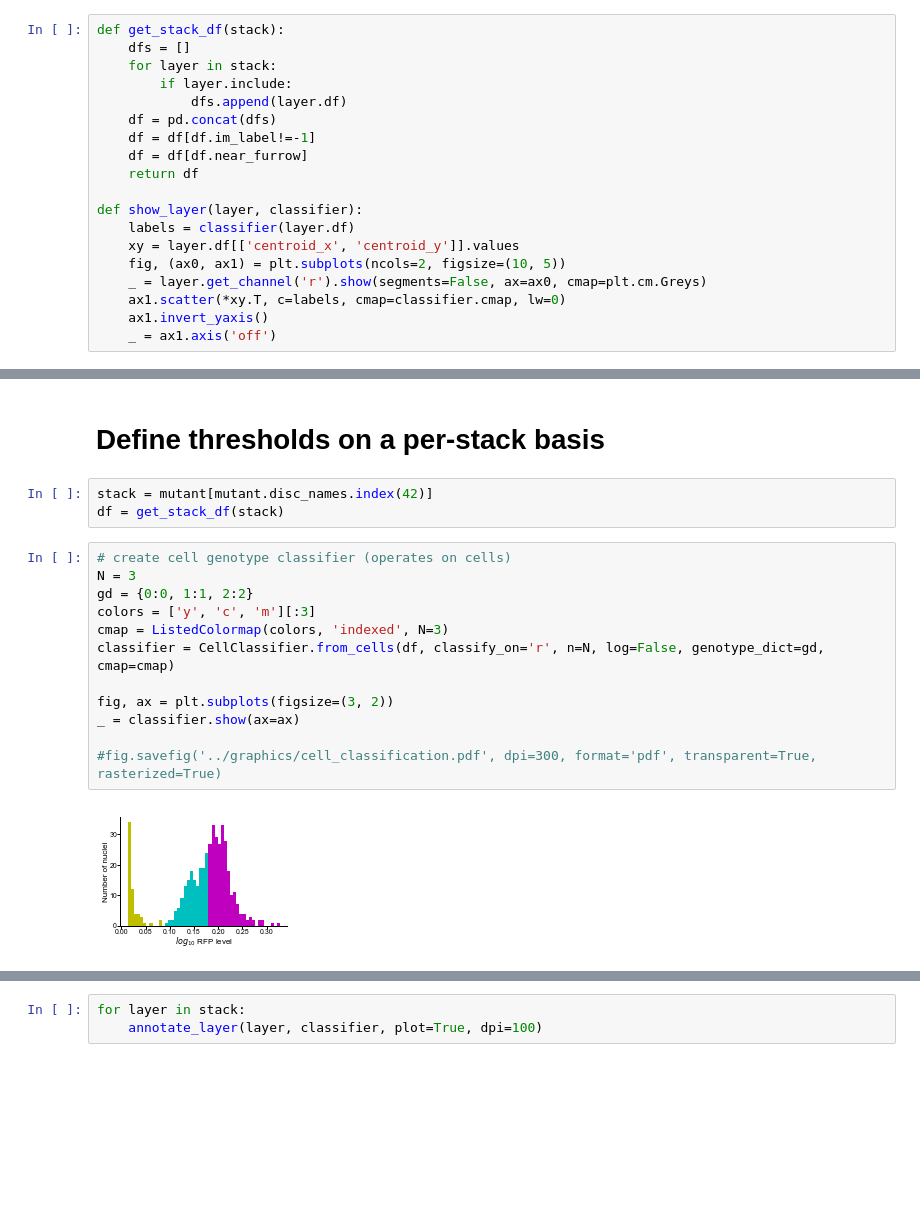
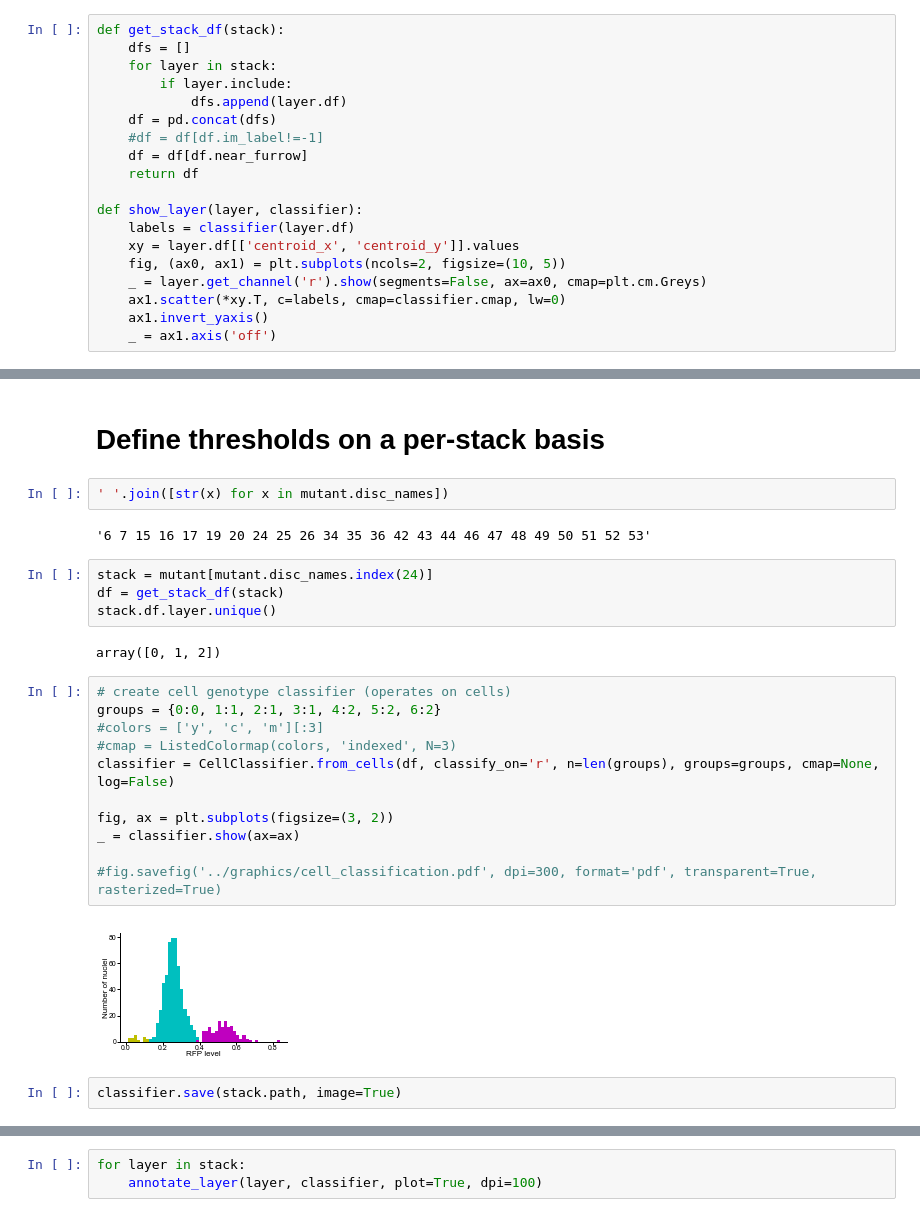
Before and after one commit to sbernasek/flyqma, a Jupyter notebook: notebooks/annotation.ipynb, the cells around one changed output, grey strips where cells are left out. Cells and saved outputs as stored; diff of their text form; blank space fills up the shorter version.

```diff
--- a/notebooks/annotation.ipynb
+++ b/notebooks/annotation.ipynb
@@ -23,7 +24,7 @@ def get_stack_df(stack):
         if layer.include:
             dfs.append(layer.df)
     df = pd.concat(dfs)
-    df = df[df.im_label!=-1]
+    #df = df[df.im_label!=-1]
     df = df[df.near_furrow]
     return df
 
@@ -43,21 +44,29 @@ control = Experiment(control_path)
 mutant = Experiment(mutant_path)
 # %% [markdown]
 # Define thresholds on a per-stack basis
+# %%
+' '.join([str(x) for x in mutant.disc_names])
+# %% [output]
+'6 7 15 16 17 19 20 24 25 26 34 35 36 42 43 44 46 47 48 49 50 51 52 53'
 # %%
-stack = mutant[mutant.disc_names.index(42)]
+stack = mutant[mutant.disc_names.index(24)]
 df = get_stack_df(stack)
+stack.df.layer.unique()
+# %% [output]
+array([0, 1, 2])
 # %%
 # create cell genotype classifier (operates on cells)
-N = 3
-gd = {0:0, 1:1, 2:2}
-colors = ['y', 'c', 'm'][:3]
-cmap = ListedColormap(colors, 'indexed', N=3)
-classifier = CellClassifier.from_cells(df, classify_on='r', n=N, log=False, genotype_dict=gd, cmap=cmap)
+groups = {0:0, 1:1, 2:1, 3:1, 4:2, 5:2, 6:2}
+#colors = ['y', 'c', 'm'][:3]
+#cmap = ListedColormap(colors, 'indexed', N=3)
+classifier = CellClassifier.from_cells(df, classify_on='r', n=len(groups), groups=groups, cmap=None, log=False)
 
 fig, ax = plt.subplots(figsize=(3, 2))
 _ = classifier.show(ax=ax)
 
 #fig.savefig('../graphics/cell_classification.pdf', dpi=300, format='pdf', transparent=True, rasterized=True)
 # %% [output]
-[figure, old version]
+[figure, new version]
+# %%
+classifier.save(stack.path, image=True)
 # %%
```
Also changed, not shown: parts of 7 cells of this notebook, 6 other files.
